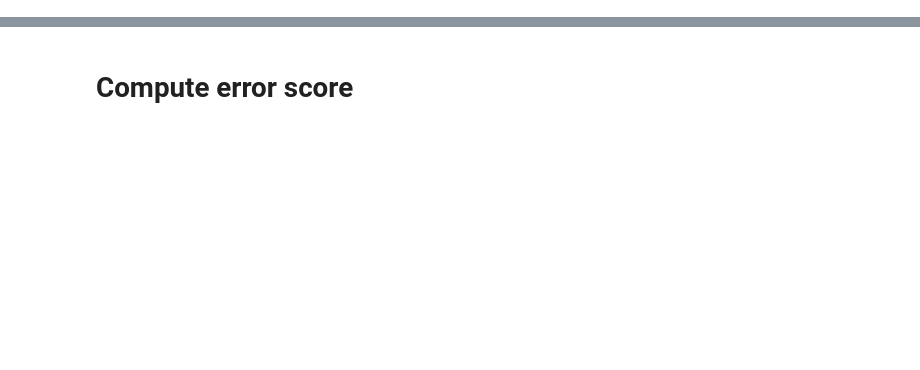
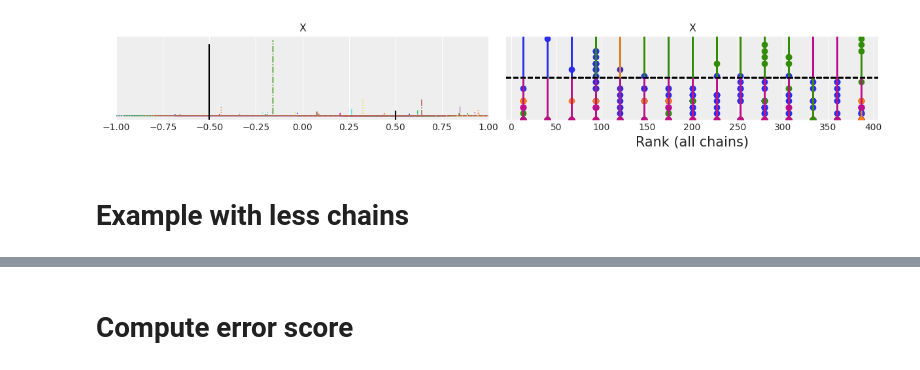
Before and after one commit to Grupo-de-modelado-probabilista/SMC_diagnostics, a Jupyter notebook: SMC_tests.ipynb, the cells around one changed output, grey strips where cells are left out. Cells and saved outputs as stored; diff of their text form; code cells hidden in the pictures; blank space fills up the shorter version.

```diff
--- a/SMC_tests.ipynb
+++ b/SMC_tests.ipynb
@@ -55,0 +88,6 @@ np.mean(idata_smc.posterior["X"] > 0).item()
+# %%
+results(idata_smc_hmc)
+# %% [output]
+[figure, added]
+# %% [markdown]
+# Example with less chains
```
Also changed, not shown: parts of 18 cells of this notebook.
